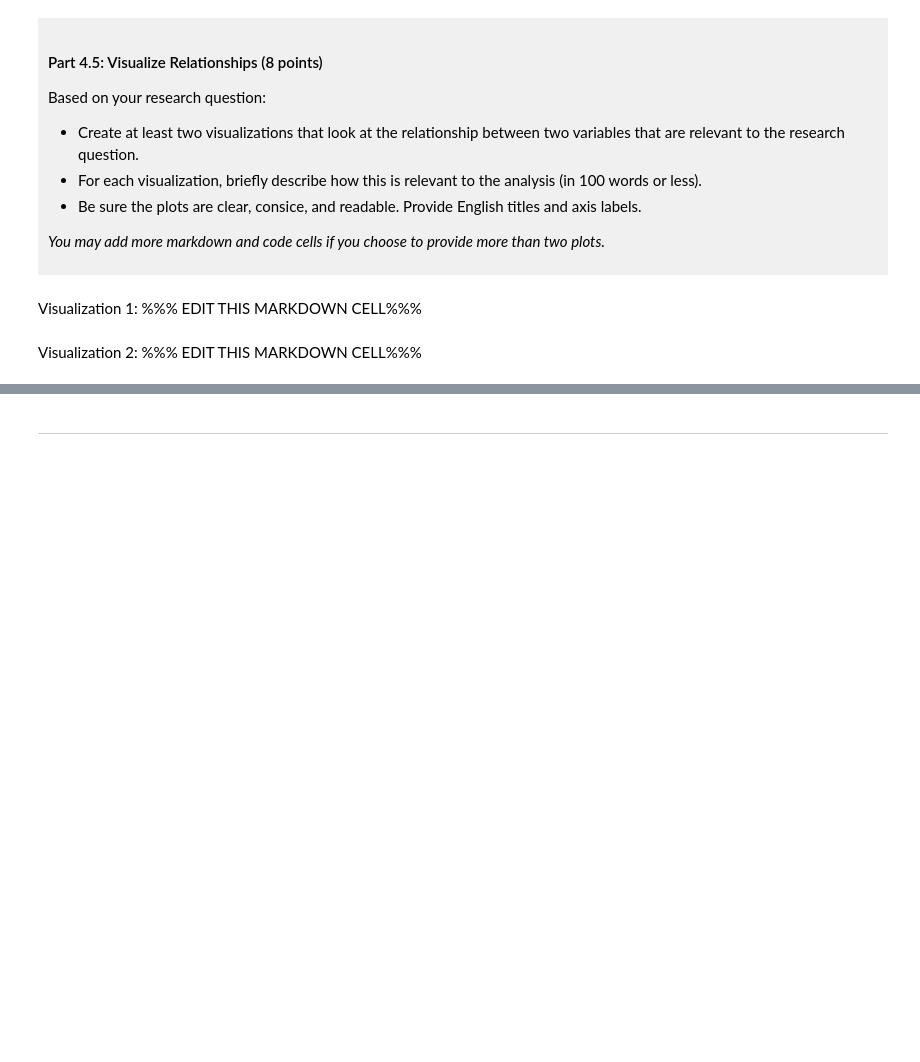
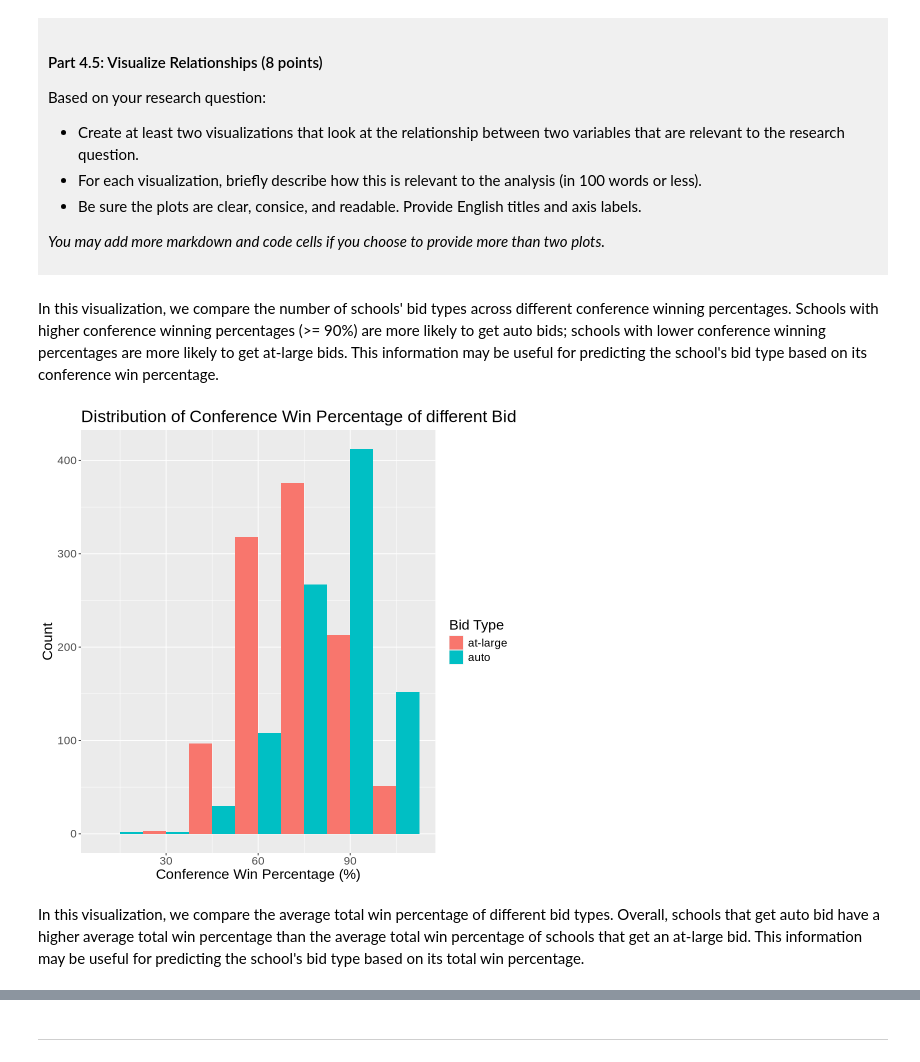
Before and after one commit to Nuna0314/dsci-100-project-nuna-li, a Jupyter notebook: dsci-100-project-notebook.ipynb, the cells around one changed output, grey strips where cells are left out. Cells and saved outputs as stored; diff of their text form; code cells hidden in the pictures; blank space fills up the shorter version.

```diff
--- a/dsci-100-project-notebook.ipynb
+++ b/dsci-100-project-notebook.ipynb
@@ -310,9 +435,22 @@ Based on your research question:
 *You may add more markdown and code cells if you choose to provide more than two plots.*
 </div>
 # %% [markdown]
-Visualization 1: %%% EDIT THIS MARKDOWN CELL%%%
+In this visualization, we compare the number of schools' bid types across different conference winning percentages. Schools with higher conference winning percentages (>= 90%) are more likely to get auto bids; schools with lower conference winning percentages are more likely to get at-large bids. This information may be useful for predicting the school's bid type based on its conference win percentage.
 # %%
-### EDIT THIS CODE CELL FOR VISUALIZATION 1###
+options(repr.plot.width = 8, repr.plot.height = 8)
+
+win_pct_plot <- tidy_data %>%
+ggplot(aes(x = conf_wins_pct, fill = bid))+
+geom_histogram(binwidth = 15, position = "dodge")+
+labs(
+    title = "Distribution of Conference Win Percentage of different Bid Type",
+    x = "Conference Win Percentage (%)",
+    y = "Count",
+    fill = "Bid Type")+
+theme(text = element_text(size = 17))
+win_pct_plot
+# %% [output]
+[figure, added]
 # %% [markdown]
-Visualization 2: %%% EDIT THIS MARKDOWN CELL%%%
+In this visualization, we compare the average total win percentage of different bid types. Overall, schools that get auto bid have a higher average total win percentage than the average total win percentage of schools that get an at-large bid. This information may be useful for predicting the school's bid type based on its total win percentage.
 # %%
```
Also changed, not shown: parts of 11 cells of this notebook.
